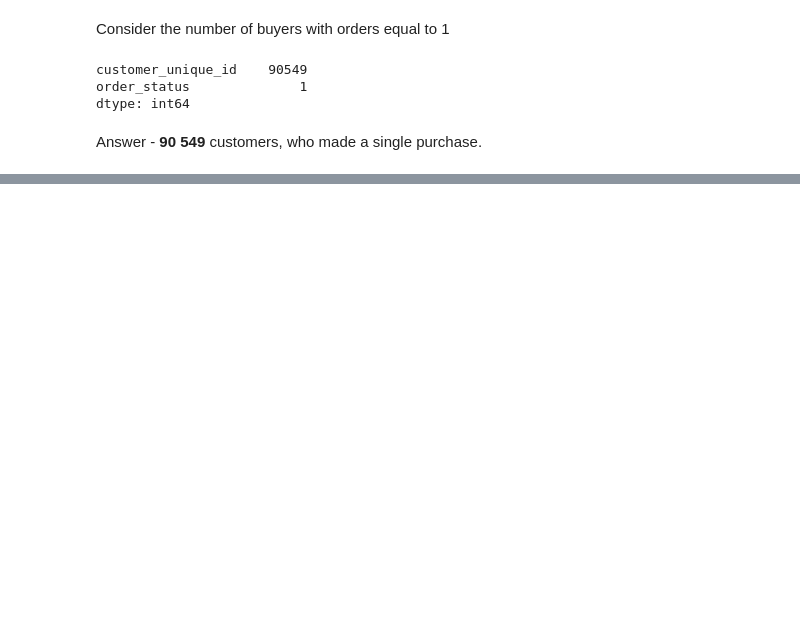
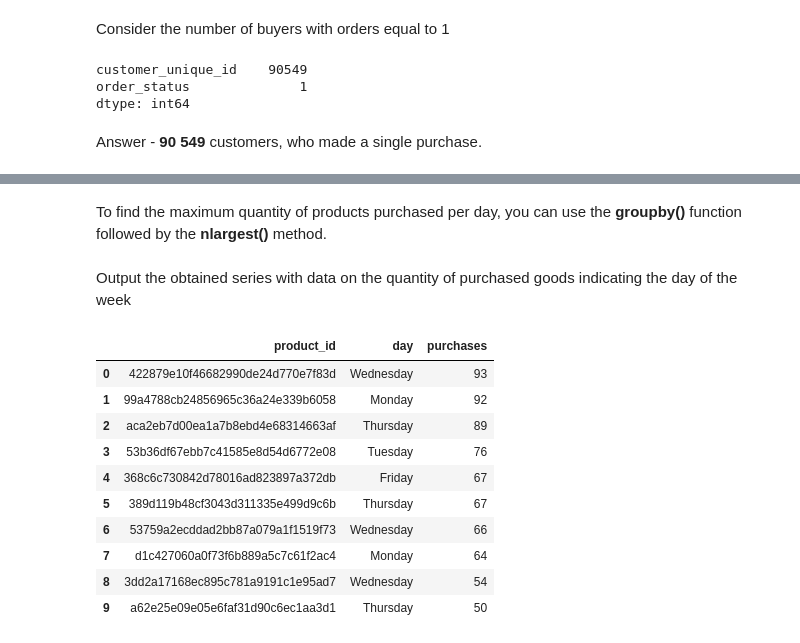
Before and after one commit to agolovini/data_analytics_kc_projects, a Jupyter notebook: _ecommerce_project_rfm_cohort/project_ecommerce_rfm_cohort.ipynb, the cells around one changed output, grey strips where cells are left out. Cells and saved outputs as stored; diff of their text form; code cells hidden in the pictures; blank space fills up the shorter version.

```diff
--- a/_ecommerce_project_rfm_cohort/project_ecommerce_rfm_cohort.ipynb
+++ b/_ecommerce_project_rfm_cohort/project_ecommerce_rfm_cohort.ipynb
@@ -276,0 +360,2 @@ Answer - **90 549** customers, who made a single purchase.
+# %%
+orders_items['purchases'] = 1
@@ -276,0 +364,3 @@ Answer - **90 549** customers, who made a single purchase.
+# %%
+orders_items['day'] = orders_items['order_purchase_timestamp'].dt.day_name()
+orders_items.head(3)
@@ -276,0 +372,26 @@ Answer - **90 549** customers, who made a single purchase.
+# %% [markdown]
+To find the maximum quantity of products purchased per day, you can use the **groupby()** function followed by the **nlargest()** method.
+# %%
+day_of_week = (orders_items
+               .groupby(['product_id','day']) #группируем по 2 столбцам которые нас интересуют
+               .purchases.sum()  #суммируем по столбцу purchases для общей суммы по товару
+               .groupby(['product_id'])
+               .nlargest(1) #параметр 1 указывает на количество строк, выводимой функцией, с наибольшим значением
+              )
+# %% [markdown]
+Output the obtained series with data on the quantity of purchased goods indicating the day of the week
+# %%
+day_of_week.sort_values(ascending = False).reset_index(level=[1,2]).head(10).reset_index(drop=True)
+#использовал функцию reset_index чтобы MultiIndex series конвертировать в датафрейм и убрать дублирующиеся столбцы
+# %% [output]
+|  | product_id | day | purchases |
+| 0 | 422879e10f46682990de24d770e7f83d | Wednesday | 93 |
+| 1 | 99a4788cb24856965c36a24e339b6058 | Monday | 92 |
+| 2 | aca2eb7d00ea1a7b8ebd4e68314663af | Thursday | 89 |
+| 3 | 53b36df67ebb7c41585e8d54d6772e08 | Tuesday | 76 |
+| 4 | 368c6c730842d78016ad823897a372db | Friday | 67 |
+| 5 | 389d119b48cf3043d311335e499d9c6b | Thursday | 67 |
+| 6 | 53759a2ecddad2bb87a079a1f1519f73 | Wednesday | 66 |
+| 7 | d1c427060a0f73f6b889a5c7c61f2ac4 | Monday | 64 |
+| 8 | 3dd2a17168ec895c781a9191c1e95ad7 | Wednesday | 54 |
+| 9 | a62e25e09e05e6faf31d90c6ec1aa3d1 | Thursday | 50 |
```
Also changed, not shown: parts of 21 cells of this notebook.
